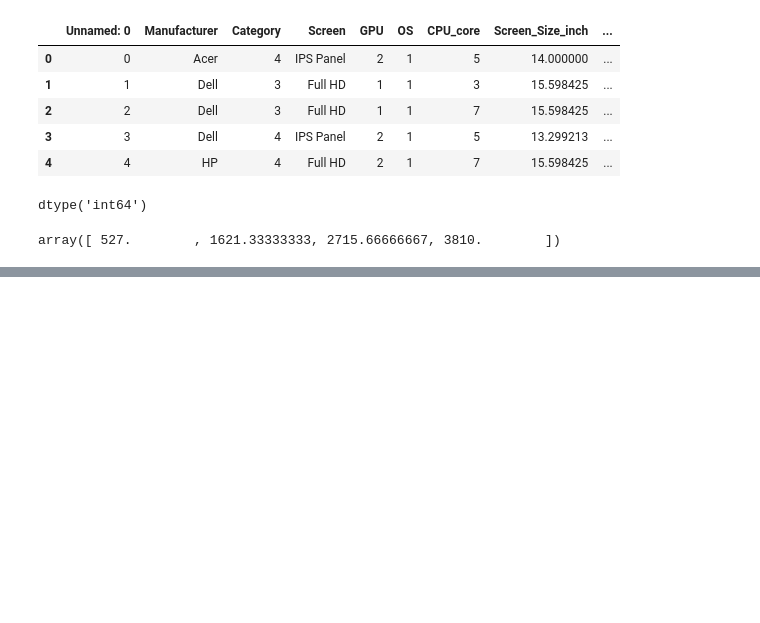
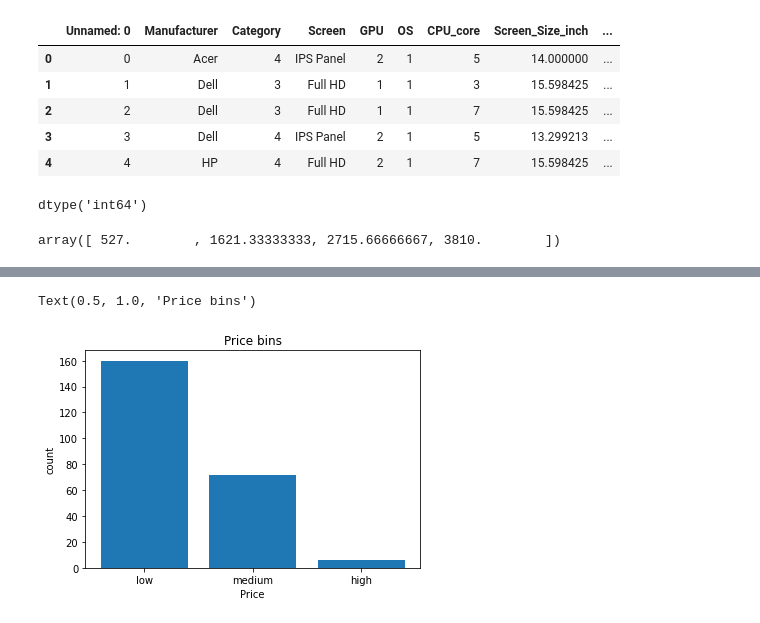
Before and after one commit to Ochwada/IBM-Data-Science, a Jupyter notebook: module7/02_1_laptop_pricing.ipynb, the cells around one changed output, grey strips where cells are left out. Drawn from its saved outputs; the diff is of its cells as text; code cells hidden in the pictures; blank space fills up the shorter version.

```diff
--- a/module7/02_1_laptop_pricing.ipynb
+++ b/module7/02_1_laptop_pricing.ipynb
@@ -179,0 +178,4 @@ bin_groups = ["low", "medium", "high"]
+# %%
+bin_groups = ["low", "medium", "high"]
+df["Price_Range"] = pd.cut(df["Price"], bins, labels= bin_groups, include_lowest=True)
+df[["Price", "Price_Range"]].head(10)
@@ -179,0 +194,11 @@ bin_groups = ["low", "medium", "high"]
+# %%
+from matplotlib import pyplot
+
+#pyplot.bar(bin_groups, df["Price_Range"].value_counts())
+plt.bar(bin_groups, df["Price_Range"].value_counts())
+plt.xlabel("Price")
+plt.ylabel("count")
+plt.title("Price bins")
+# %% [output]
+Text(0.5, 1.0, 'Price bins')
+[figure, added]
```
Also changed, not shown: parts of 7 cells of this notebook.
